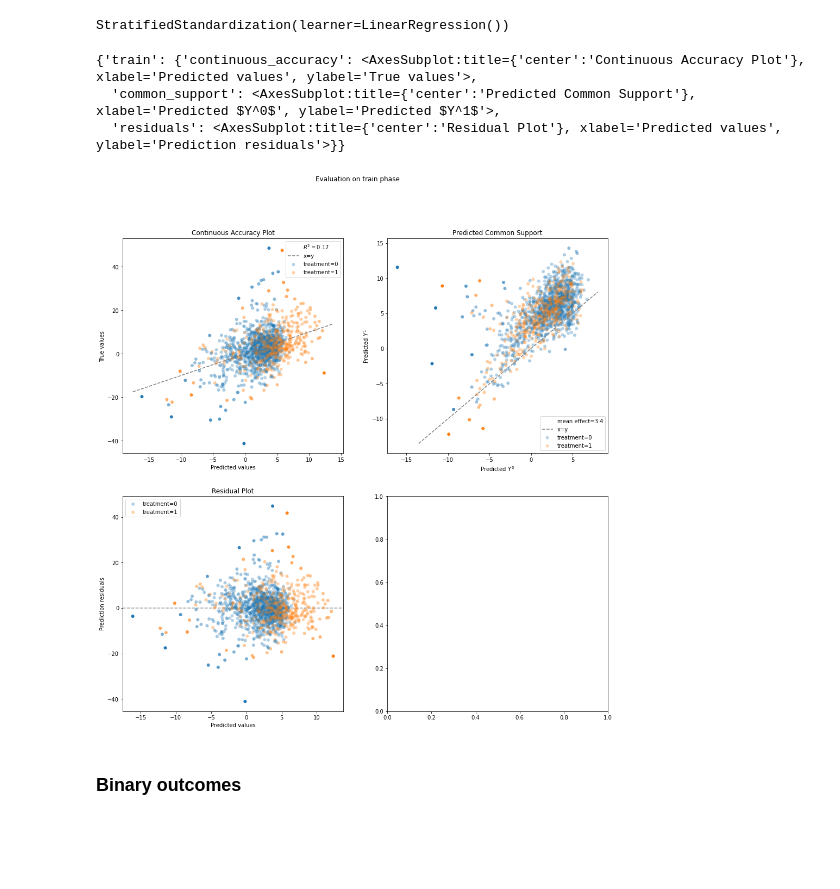
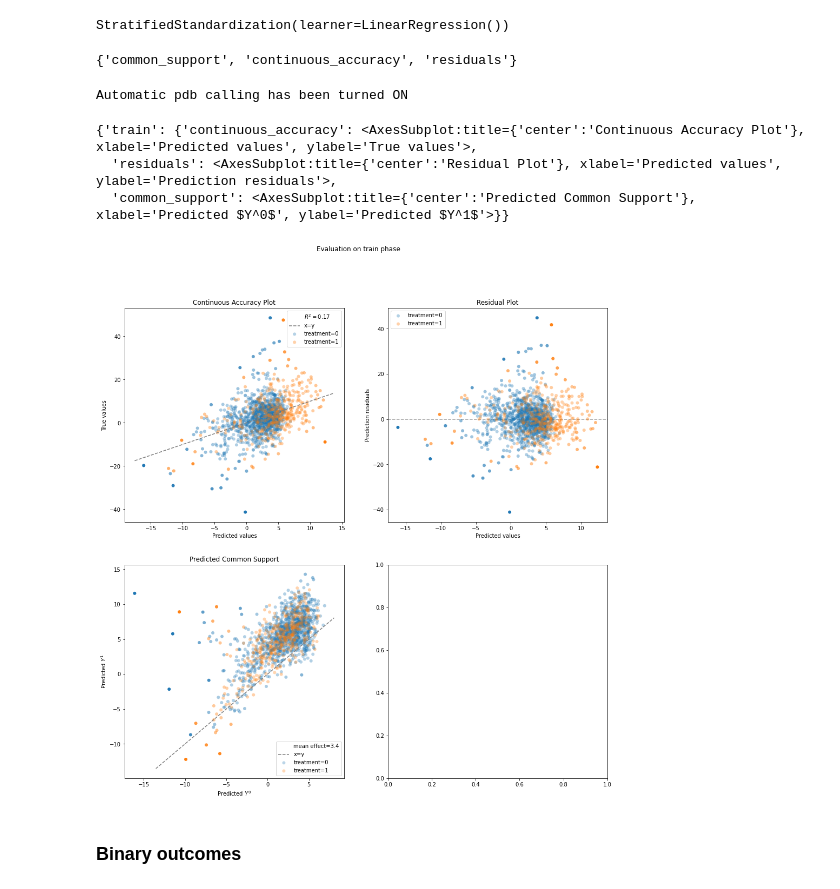
Before and after one commit to BiomedSciAI/causallib, a Jupyter notebook: examples/test_plots.ipynb, the cells around one changed output. Drawn from its saved outputs; the diff is of its cells as text; code cells hidden in the pictures; blank space fills up the shorter version.

```diff
--- a/examples/test_plots.ipynb
+++ b/examples/test_plots.ipynb
@@ -92,10 +97,5 @@ cont_std.fit(data.X, data.a, data.y)
 # %% [output]
 StratifiedStandardization(learner=LinearRegression())
 # %%
-cont_outcome_evaluator = Evaluator(cont_std)
-cont_outcome_results = cont_outcome_evaluator.evaluate_simple(
-    data.X,
-    data.a,
-    data.y,
-)
+cont_outcome_results = evaluate(cont_std, data.X, data.a, data.y)
 # %%
@@ -103,15 +103,18 @@ assert cont_outcome_results.available_plot_names == set(continuous_outcome_plots
+# %%
+import dataclasses
+
+set(dataclasses.asdict(cont_outcome_results.extractor.plot_names).values())
+# %% [output]
+{'common_support', 'continuous_accuracy', 'residuals'}
 # %%
-plot_evaluation_results(
-    cont_outcome_results,
-    X=data.X,
-    a=data.a,
-    y=data.y,
-)
+%pdb on
+plot_evaluation_results(cont_outcome_results, X=data.X, a=data.a, y=data.y)
 # %% [output]
-{'train': {'continuous_accuracy': <AxesSubplot:title={'center':'Continuous Accuracy Plot'}, xlabel='Predicted values', ylabel='True values'>,
-  'common_support': <AxesSubplot:title={'center':'Predicted Common Support'}, xlabel='Predicted $Y^0$', ylabel='Predicted $Y^1$'>,
-  'residuals': <AxesSubplot:title={'center':'Residual Plot'}, xlabel='Predicted values', ylabel='Prediction residuals'>}}
+Automatic pdb calling has been turned ON
+{'train': {'continuous_accuracy': <AxesSubplot:title={'center':'Continuous Accuracy Plot'}, xlabel='Predicted values', ylabel='True values'>,
+  'residuals': <AxesSubplot:title={'center':'Residual Plot'}, xlabel='Predicted values', ylabel='Prediction residuals'>,
+  'common_support': <AxesSubplot:title={'center':'Predicted Common Support'}, xlabel='Predicted $Y^0$', ylabel='Predicted $Y^1$'>}}
-[figure, old version]
+[figure, new version]
 # %% [markdown]
 ### Binary outcomes
 # %%
```
Also changed, not shown: parts of 14 cells of this notebook.
